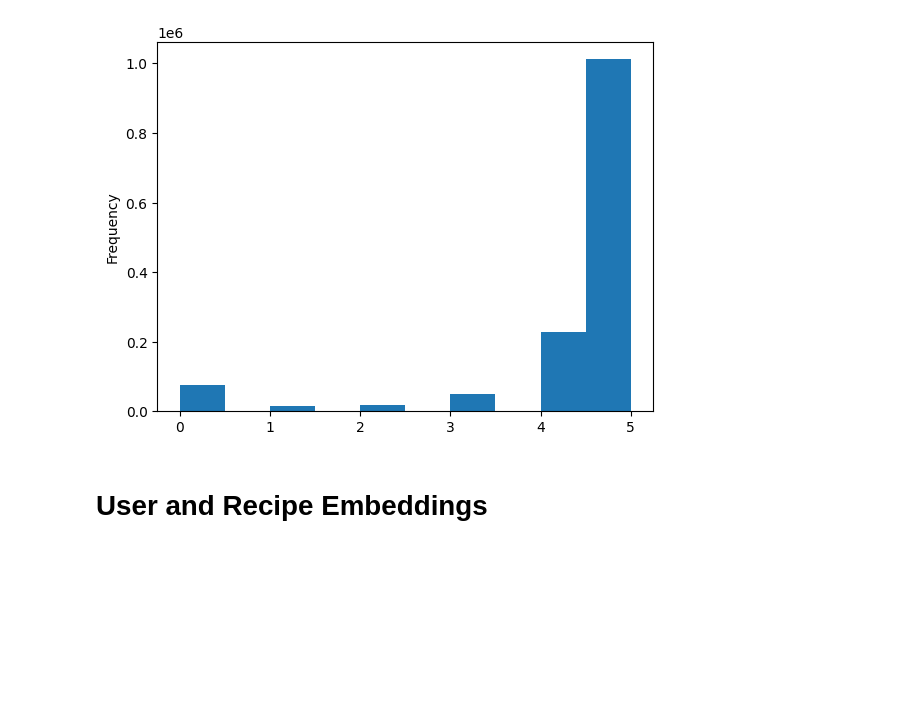
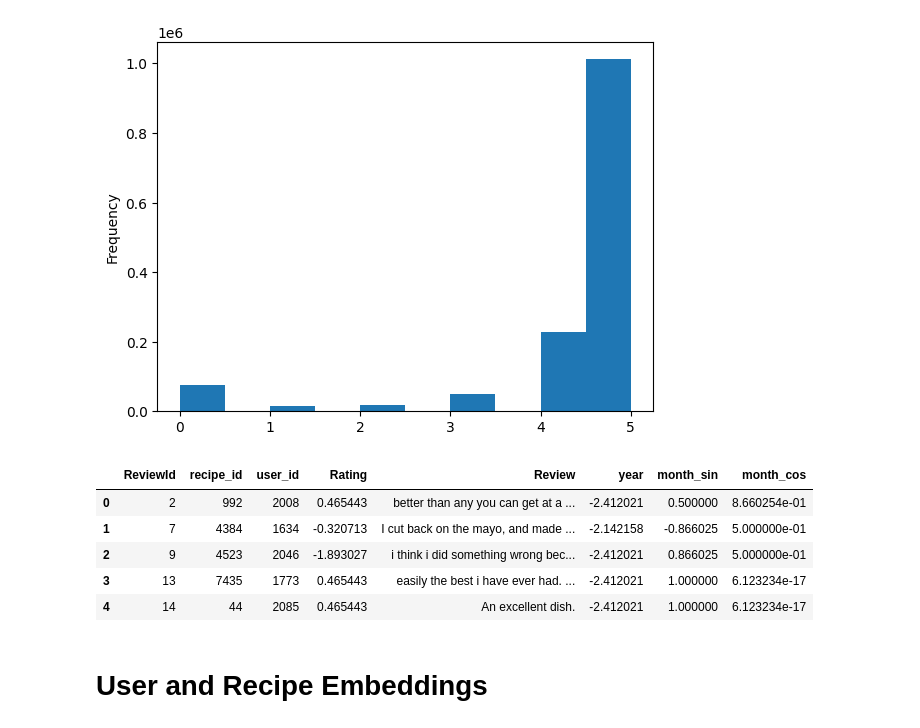
Before and after one commit to samuelpadron/two-tower-recipe-recommender-system, a Jupyter notebook: notebooks/data_preprocessing.ipynb, the cells around one changed output. Drawn from its saved outputs; the diff is of its cells as text; code cells hidden in the pictures; blank space fills up the shorter version.

```diff
--- a/notebooks/data_preprocessing.ipynb
+++ b/notebooks/data_preprocessing.ipynb
@@ -237,7 +237,7 @@ dfRev['year'] = dfRev['DateModified'].dt.year
 dfRev['month'] = dfRev['DateModified'].dt.month
 dfRev['month_sin'] = np.sin(2 * np.pi * dfRev['month'] / 12) # cyclic enconding for month (so Dec and Jan are close to one another)
 dfRev['month_cos'] = np.cos(2 * np.pi * dfRev['month'] / 12)
-dfRev.drop(columns=['ReviewId', 'DateModified', 'month'], inplace=True)
+dfRev.drop(columns=['DateModified', 'month'], inplace=True)
 # %%
 dfRev.info()
 # %% [output]
@@ -266,6 +267,17 @@ review_scaler = StandardScaler() # tried QuantileTransformer and PowerTransforme
 num_feature_columns = ['Rating', 'year']
 
 dfRev[num_feature_columns] = review_scaler.fit_transform(dfRev[num_feature_columns])
+# %%
+dfRev.rename(columns={'AuthorId' : 'user_id', 'RecipeId' : 'recipe_id'}, inplace=True)
+# %%
+dfRev.head()
+# %% [output]
+|  | ReviewId | recipe_id | user_id | Rating | Review | year | month_sin | month_cos |
+| 0 | 2 | 992 | 2008 | 0.465443 | better than any you can get at a ... | -2.412021 | 0.500000 | 8.660254e-01 |
+| 1 | 7 | 4384 | 1634 | -0.320713 | I cut back on the mayo, and made ... | -2.142158 | -0.866025 | 5.000000e-01 |
+| 2 | 9 | 4523 | 2046 | -1.893027 | i think i did something wrong bec... | -2.412021 | 0.866025 | 5.000000e-01 |
+| 3 | 13 | 7435 | 1773 | 0.465443 | easily the best i have ever had. ... | -2.412021 | 1.000000 | 6.123234e-17 |
+| 4 | 14 | 44 | 2085 | 0.465443 | An excellent dish. | -2.412021 | 1.000000 | 6.123234e-17 |
 # %% [markdown]
 # User and Recipe Embeddings
 # %%
```
Also changed, not shown: parts of 7 cells of this notebook, 46 other files.
